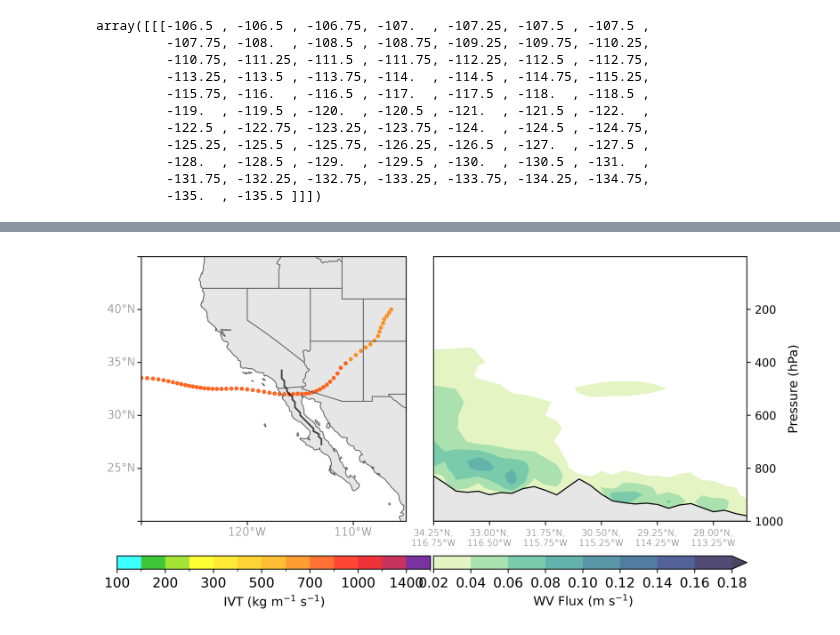
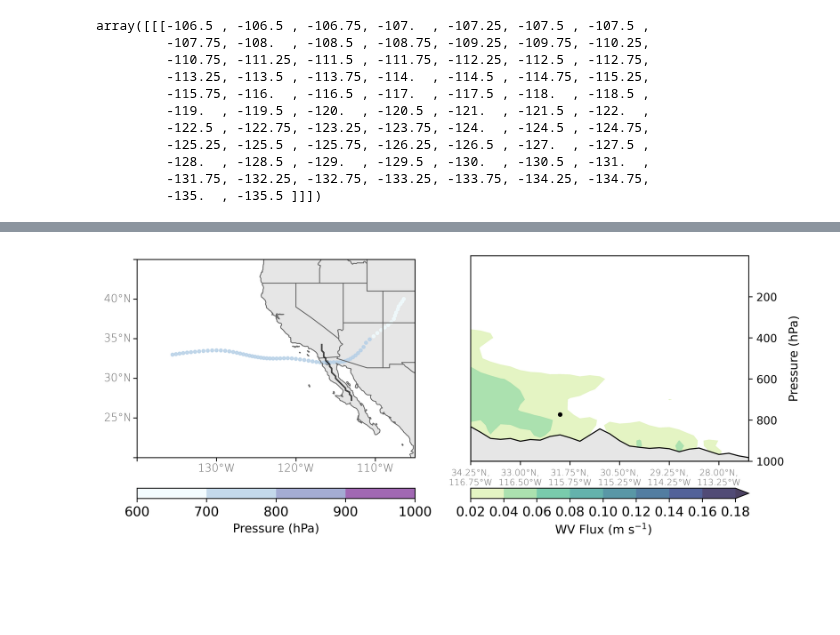
Before and after one commit to CW3E/CO_top-decile_precip_ARs_code, a Jupyter notebook: analysis/vertical_cross_section_single_case.ipynb, the cells around one changed output, grey strips where cells are left out. Drawn from its saved outputs; the diff is of its cells as text; code cells hidden in the pictures; blank space fills up the shorter version.

Commit message:
update trajectory code

```diff
--- a/analysis/vertical_cross_section_single_case.ipynb
+++ b/analysis/vertical_cross_section_single_case.ipynb
@@ -101,7 +119,7 @@ array([[[-106.5 , -106.5 , -106.75, -107.  , -107.25, -107.5 , -107.5 ,
          -135.  , -135.5 ]]])
 # %%
 ## load orography data
-fname = path_to_data + 'downloads/ERA5/202301_z.nc'
+fname = path_to_data + 'downloads/ERA5/202212_z.nc'
 terrain = xr.open_dataset(fname)
 terrain = terrain.isel(time=0)
 terrain = terrain.assign_coords({"longitude": (((terrain.longitude + 180) % 360) - 180)}) # Convert DataArray longitude coordinates from 0-359 to -180-179
@@ -141,12 +178,12 @@ Attributes:
 # %%
-year = '2023'
-month = '01'
-day = '01'
+year = '2022'
+month = '12'
+day = '31'
 
 path_to_data = '/expanse/nfs/cw3e/cwp140/downloads/ERA5/ERA5/{0}/'.format(year)
 fname = path_to_data + "era5_nhemi_025dg_1hr_uvwq_{0}{1}{2}.nc".format(year, month, day)
 era = xr.open_mfdataset(fname, engine='netcdf4', combine='by_coords')
-era = era.sel(time='2023-01-01 01', longitude=x, latitude=y, method='nearest')
+era = era.sel(time='2022-12-31 19', longitude=x, latitude=y, method='nearest')
 era
 
 qu = era.q*era.u
@@ -181,7 +218,7 @@ Dimensions without coordinates: location
 ## now load surface pressure data
 fname = '/expanse/nfs/cw3e/cwp140/preprocessed/ERA5/surface_pressure/2022_sp.nc'
 sp = xr.open_dataset(fname)
-sp = sp.sel(time='2023-01-01 01', longitude=x+360, latitude=y, method='nearest')
+sp = sp.sel(time='2022-12-31 19', longitude=x+360, latitude=y, method='nearest')
 sp
 # %% [output]
 <xarray.Dataset>
@@ -211,10 +240,10 @@ ncols = 2
 kw_ticklabels = {'size': 8, 'color': 'dimgray', 'weight': 'light'}
 ## Use gridspec to set up a plot with a series of subplots that is
 ## n-rows by n-columns
-gs = GridSpec(nrows, ncols, height_ratios=[1, 0.05], width_ratios = [1, 1], wspace=0.01, hspace=0.25)
+gs = GridSpec(nrows, ncols, height_ratios=[1, 0.05], width_ratios = [1, 1], wspace=0.2, hspace=0.25)
 ## use gs[rows index, columns index] to access grids
 
-fig = plt.figure(figsize=(10.0, 5.0))
+fig = plt.figure(figsize=(10.0, 4.0))
 fig.dpi = 600
 fname = path_to_figs + 'Jan2023_case_trajectory'
 fmt = 'png'
@@ -224,7 +253,7 @@ fmt = 'png'
 ############################
 datacrs = ccrs.PlateCarree()  ## the projection the data is in
 mapcrs = ccrs.PlateCarree() ## the projection you want your map displayed in
-ext = [-130., -105., 20., 45.]
+ext = [-140., -105., 20., 45.]
 # Set tick/grid locations
 tx = 10
 ty = 5
@@ -238,14 +267,16 @@ ax.set_extent(ext, datacrs)
 # cs = plot_terrain(ax, ext)
 ax.add_feature(cfeature.STATES, edgecolor='0.4', linewidth=0.8)
 
-# need this to fix annotate transform
-# transform = datacrs._as_mpl_transform(ax)
+# add point where trajectory crosses transect
+ax.scatter(ds.longitude.values[0][0][29], ds.latitude.values[0][0][29], c='k', marker='.', transform=datacrs, alpha=1, s=40)
+
+## add trajectory points, colored by pressure
 data = ds
 y_lst = data.latitude.values
 x_lst = data.longitude.values
 z_lst = data.level.values
 # ax.plot(x_lst, y_lst, c='gray', transform=datacrs, alpha=0.2)
-cmap, norm, bnds = ccmap.cmap('ivt')
+cmap, norm, bnds = ccmap.cmap('pressure')
 cf = ax.scatter(x_lst, y_lst, c=z_lst, cmap=cmap, norm=norm, marker='.', transform=datacrs, alpha=0.8, s=30)
 
 ## add elevation cross section points
@@ -256,7 +287,7 @@ ax.plot(test.longitude.values, test.latitude.values, c='k', transform=datacrs, a
 # cbarticks = norm[::1]
 cbax = plt.subplot(gs[1,0]) # colorbar axis
 cb = Colorbar(ax = cbax, mappable = cf, orientation = 'horizontal', ticklocation = 'bottom')
-cb.set_label('IVT (kg m$^{-1}$ s$^{-1}$)', fontsize=11)
+cb.set_label('Pressure (hPa)', fontsize=11)
 cb.ax.tick_params(labelsize=12)
 
 ## mock up a vertical cross section
@@ -269,31 +300,36 @@ ys = wv_flux.level.values
 terline = sp.sp.values / 100
 ht_fill = ax.fill_between(xs, 1000, terline, facecolor='0.9', edgecolor='k', zorder=10)
 
 # Filled contours (WV flux)
 cflevs = np.arange(0.02, 0.20, 0.02)
 clipcmap = cmocean.tools.crop_by_percent(cmo.deep, 10, which='max', N=None)
 cf = ax.contourf(xs, ys, wv_flux.values, levels=cflevs, cmap=clipcmap, alpha=0.9, extend='max', zorder=-1)
 plt.gca().invert_yaxis()
 ax.yaxis.set_label_position("right")
 ax.yaxis.tick_right()
 ax.set_ylabel("Pressure (hPa)", fontsize=11)
 
+## add trajectory point
+x = 9
+y = ds.level.values[0][0][29]
+ax.scatter(x, y, c='k', marker='.',  alpha=1, s=40)
+
 x_ticks = np.arange(len(xs))
 x_labels = [u"{:.2f}\N{DEGREE SIGN}N, {:.2f}\N{DEGREE SIGN}W".format(wv_flux.latitude.values[i], wv_flux.longitude.values[i]*-1) for i in x_ticks]
 # set the frequency of xtick labels
 skip = 5
 ax.set_xticks(x_ticks[0::skip])
 ax.set_xticklabels([textwrap.fill(label, 8) for label in x_labels[0::skip]], fontsize=6, **kw_ticklabels)
 
 # Add color bar
 # cbarticks = norm[::1]
 cbax = plt.subplot(gs[1,1]) # colorbar axis
 cb = Colorbar(ax = cbax, mappable = cf, orientation = 'horizontal', ticklocation = 'bottom')
 cb.set_label('WV Flux (m s$^{-1}$)', fontsize=11)
 cb.ax.tick_params(labelsize=12)
 
 fig.savefig('%s.%s' %(fname, fmt), bbox_inches='tight', dpi=fig.dpi, transparent=True)
 plt.show()
 fig.clf()
 # %% [output]
-[figure, old version]
+[figure, new version]
```
Also changed, not shown: parts of 11 cells of this notebook, 11 other files.
